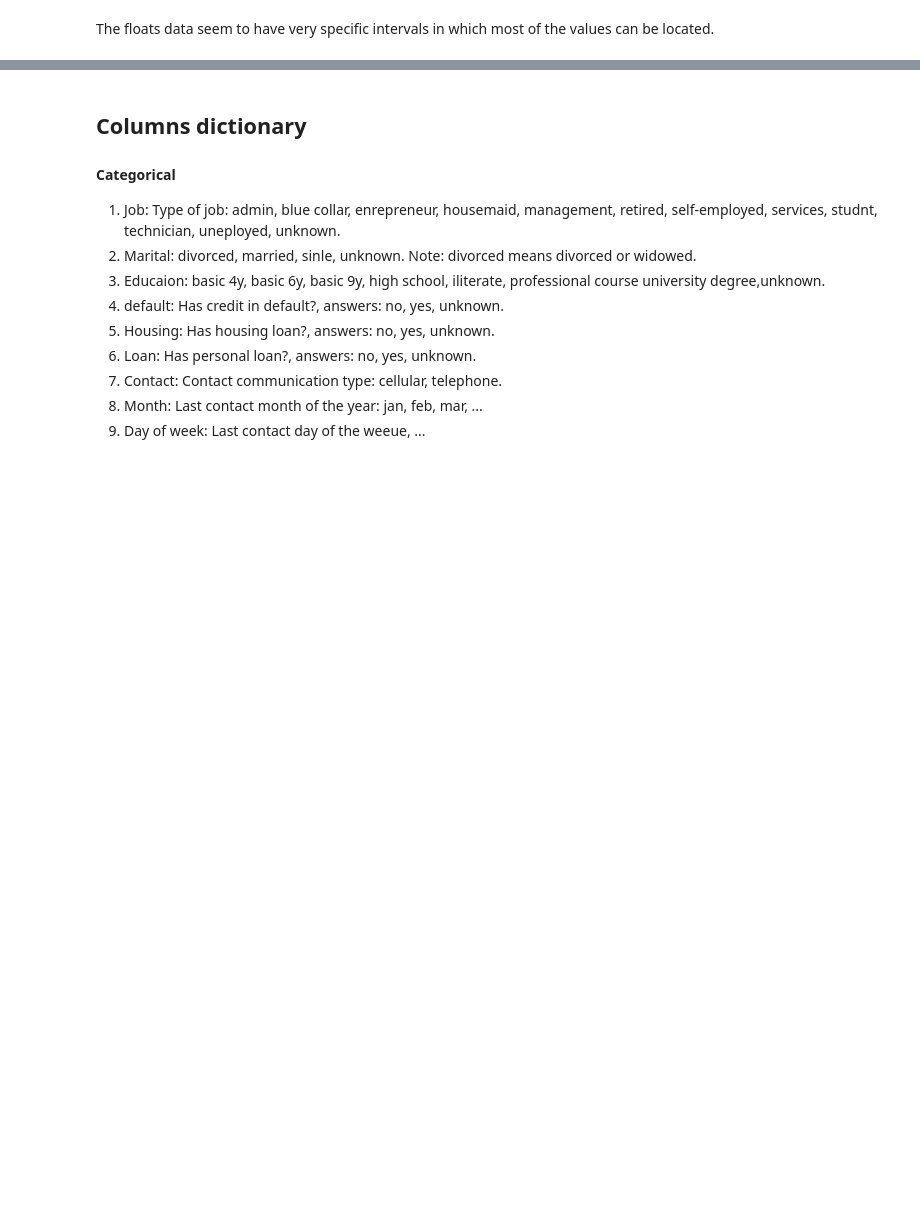
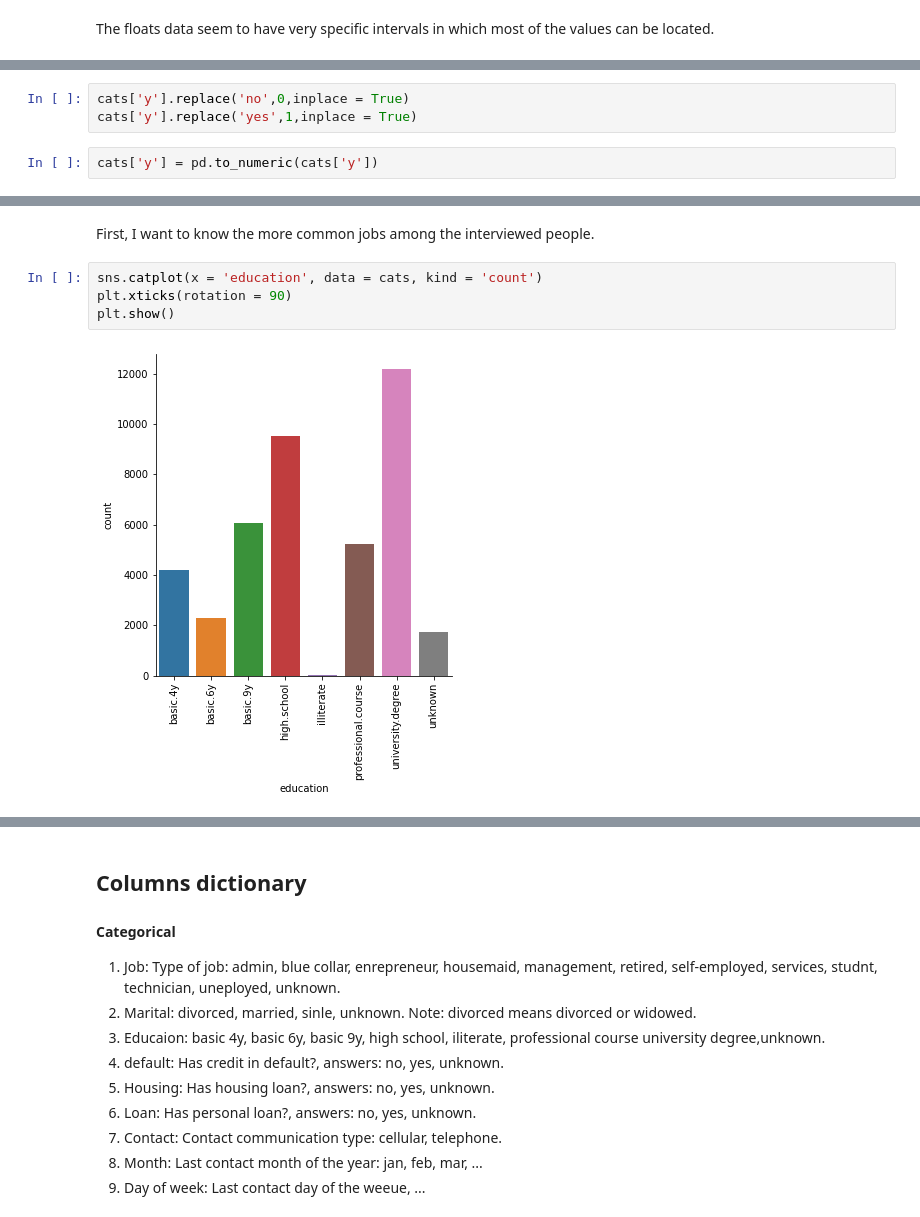
Before and after one commit to Ggovea/DataScienceWrangle, a Jupyter notebook: DATA_WRANGLE_BANK.ipynb, the cells around one changed output, grey strips where cells are left out. Drawn from its saved outputs; the diff is of its cells as text; blank space fills up the shorter version.

Commit message:
Added EDA plots and tables
Added EDA plots and tables.
¿Are some plots missing?

```diff
--- a/DATA_WRANGLE_BANK.ipynb
+++ b/DATA_WRANGLE_BANK.ipynb
@@ -229,0 +246,5 @@ The floats data seem to have very specific intervals in which most of the values
+# %%
+cats['y'].replace('no',0,inplace = True)
+cats['y'].replace('yes',1,inplace = True)
+# %%
+cats['y'] = pd.to_numeric(cats['y'])
@@ -229,0 +258,8 @@ The floats data seem to have very specific intervals in which most of the values
+# %% [markdown]
+First, I want to know the more common jobs among the interviewed people.
+# %%
+sns.catplot(x = 'education', data = cats, kind = 'count')
+plt.xticks(rotation = 90)
+plt.show()
+# %% [output]
+[figure, added]
```
Also changed, not shown: parts of 33 cells of this notebook.
